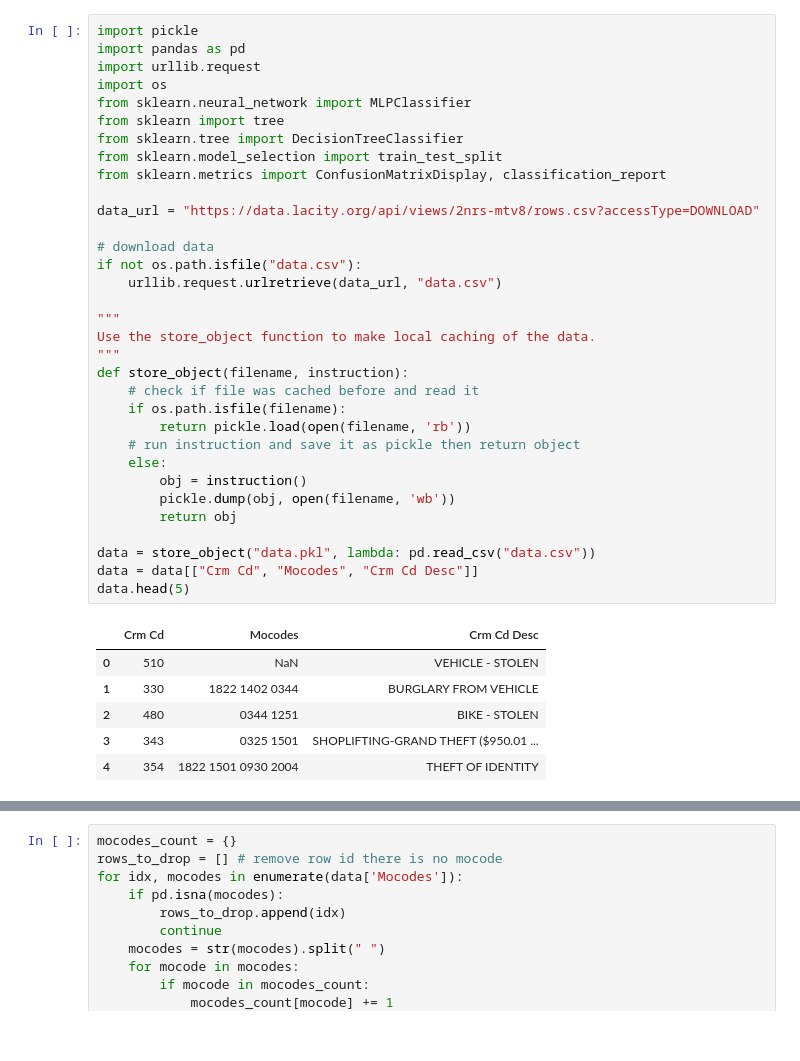
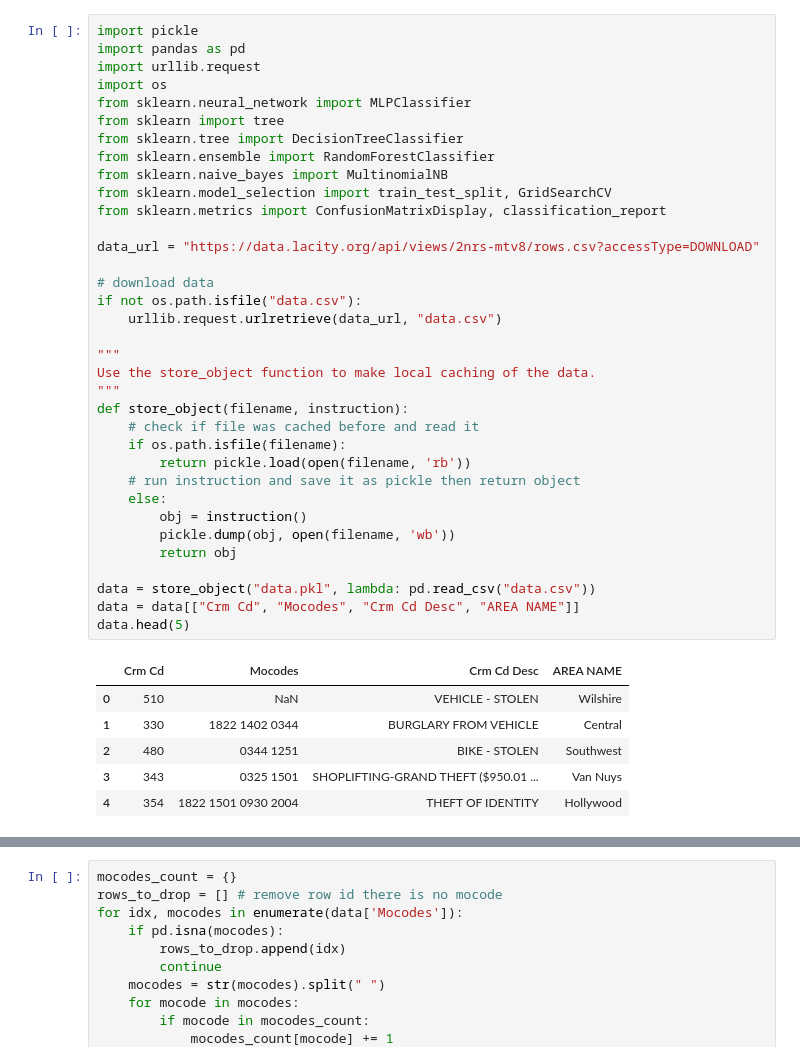
Before and after one commit to kappa243/data_explo, a Jupyter notebook: classification.ipynb, the cells around one changed output, grey strips where cells are left out. Saved outputs shown, nothing was run; the diff lists cells and outputs as text.

```diff
--- a/classification.ipynb
+++ b/classification.ipynb
@@ -3,41 +3,43 @@ import pickle
 import pandas as pd
 import urllib.request
 import os
 from sklearn.neural_network import MLPClassifier
 from sklearn import tree
 from sklearn.tree import DecisionTreeClassifier
-from sklearn.model_selection import train_test_split
+from sklearn.ensemble import RandomForestClassifier
+from sklearn.naive_bayes import MultinomialNB
+from sklearn.model_selection import train_test_split, GridSearchCV
 from sklearn.metrics import ConfusionMatrixDisplay, classification_report
 
 data_url = "https://data.lacity.org/api/views/2nrs-mtv8/rows.csv?accessType=DOWNLOAD"
 
 # download data
 if not os.path.isfile("data.csv"):
     urllib.request.urlretrieve(data_url, "data.csv")
 
 """
 Use the store_object function to make local caching of the data.
 """
 def store_object(filename, instruction):
     # check if file was cached before and read it
     if os.path.isfile(filename):
         return pickle.load(open(filename, 'rb'))
     # run instruction and save it as pickle then return object
     else:
         obj = instruction()
         pickle.dump(obj, open(filename, 'wb'))
         return obj
 
 data = store_object("data.pkl", lambda: pd.read_csv("data.csv"))
-data = data[["Crm Cd", "Mocodes", "Crm Cd Desc"]]
+data = data[["Crm Cd", "Mocodes", "Crm Cd Desc", "AREA NAME"]]
 data.head(5)
 # %% [output]
-|  | Crm Cd | Mocodes | Crm Cd Desc |
-| 0 | 510 | NaN | VEHICLE - STOLEN |
-| 1 | 330 | 1822 1402 0344 | BURGLARY FROM VEHICLE |
-| 2 | 480 | 0344 1251 | BIKE - STOLEN |
-| 3 | 343 | 0325 1501 | SHOPLIFTING-GRAND THEFT ($950.01 ... |
-| 4 | 354 | 1822 1501 0930 2004 | THEFT OF IDENTITY |
+|  | Crm Cd | Mocodes | Crm Cd Desc | AREA NAME |
+| 0 | 510 | NaN | VEHICLE - STOLEN | Wilshire |
+| 1 | 330 | 1822 1402 0344 | BURGLARY FROM VEHICLE | Central |
+| 2 | 480 | 0344 1251 | BIKE - STOLEN | Southwest |
+| 3 | 343 | 0325 1501 | SHOPLIFTING-GRAND THEFT ($950.01 ... | Van Nuys |
+| 4 | 354 | 1822 1501 0930 2004 | THEFT OF IDENTITY | Hollywood |
 # %%
 # 20 most common crimes
 most_comma_crimes = data["Crm Cd"].value_counts()[:20]
```
Also changed, not shown: parts of 22 cells of this notebook, 5 other files.
